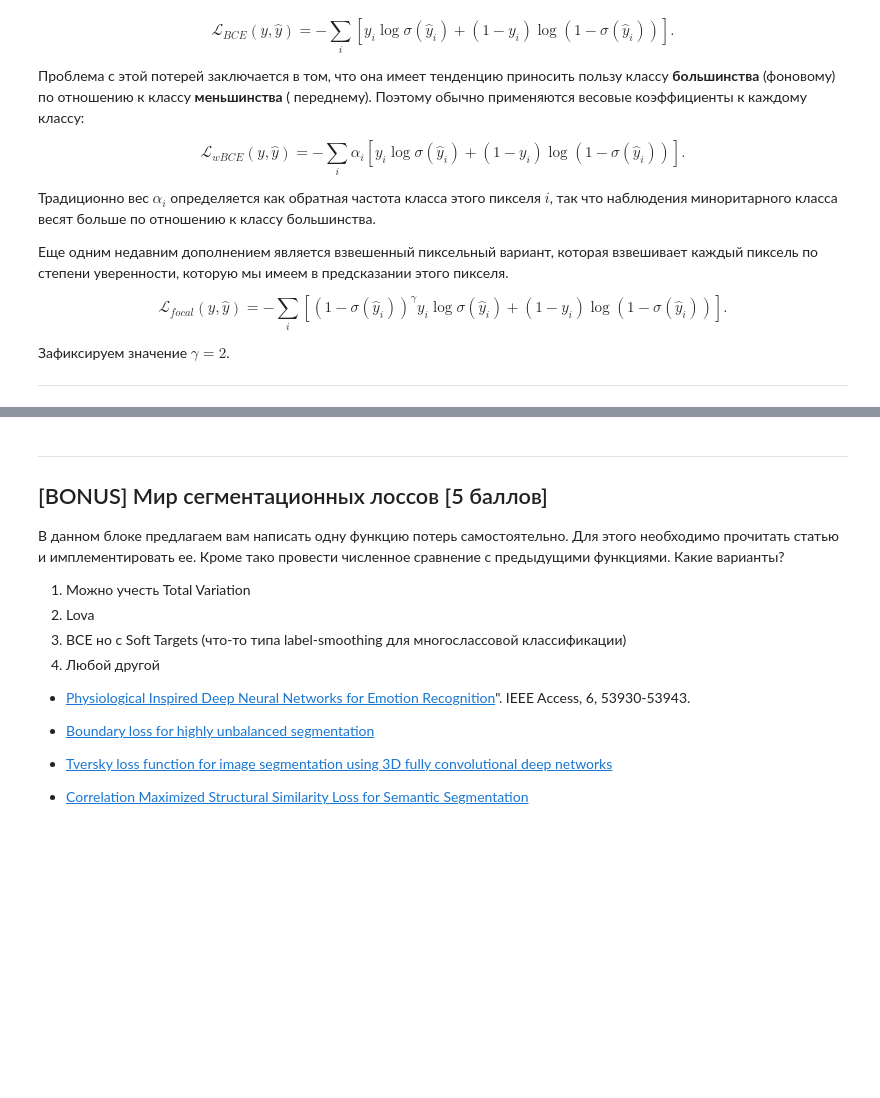
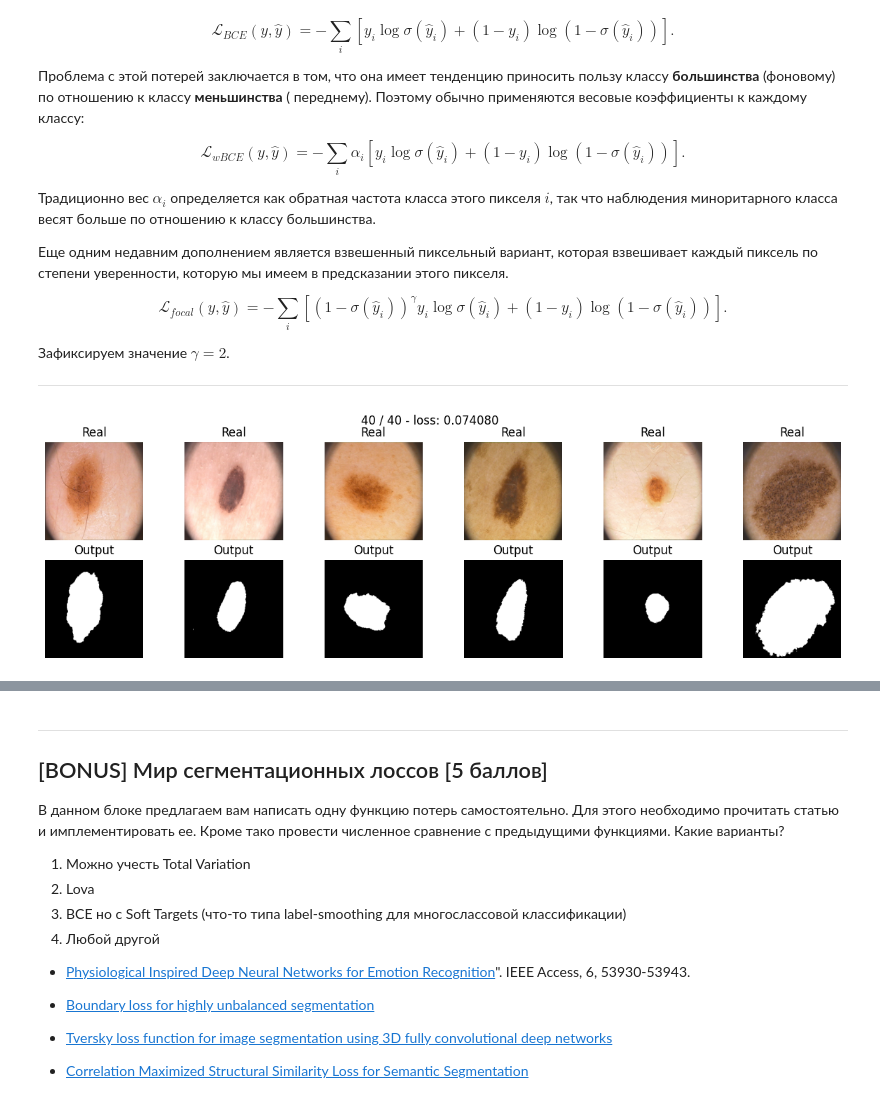
Before and after one commit to Nikc-mk/Deep_Learning_1, a Jupyter notebook: notebooks/[hw]semantic_segmentation.ipynb, the cells around one changed output, grey strips where cells are left out. Saved outputs shown, nothing was run; the diff lists cells and outputs as text; code cells hidden in the pictures; blank space fills up the shorter version.

```diff
--- a/notebooks/[hw]semantic_segmentation.ipynb
+++ b/notebooks/[hw]semantic_segmentation.ipynb
@@ -411,13 +441,19 @@ $$\mathcal L_{focal}(y, \hat y) = -\sum_i \left[\left(1-\sigma(\hat y_i)\right)^
 --------------------------------------------------------------------------------
 # %%
 def focal_loss(y_real, y_pred, eps = 1e-8, gamma = 2):
-    y_pred =  # hint: torch.clamp
-    return your_loss
+    your_loss = (
+        y_real * ((1 - torch.sigmoid(y_pred)) ** gamma - 1) * torch.log(1 + torch.exp(- y_pred))
+        + bce_loss(y_real, y_pred)
+    )
+    # hint: torch.clamp
+    return your_loss.mean()
 # %%
 model_focal = SegNet().to(device)
 
 max_epochs = 40
-optimaizer = optim.Adam(model_focal.parameters())
+optimaizer = torch.optim.Adam(model_focal.parameters())
 train(model_focal, optimaizer, focal_loss, max_epochs, data_tr, data_val)
+# %% [output]
+[figure, added]
 # %%
 score_model(model_focal, iou_pytorch, data_val)
```
Also changed, not shown: parts of 19 cells of this notebook.
